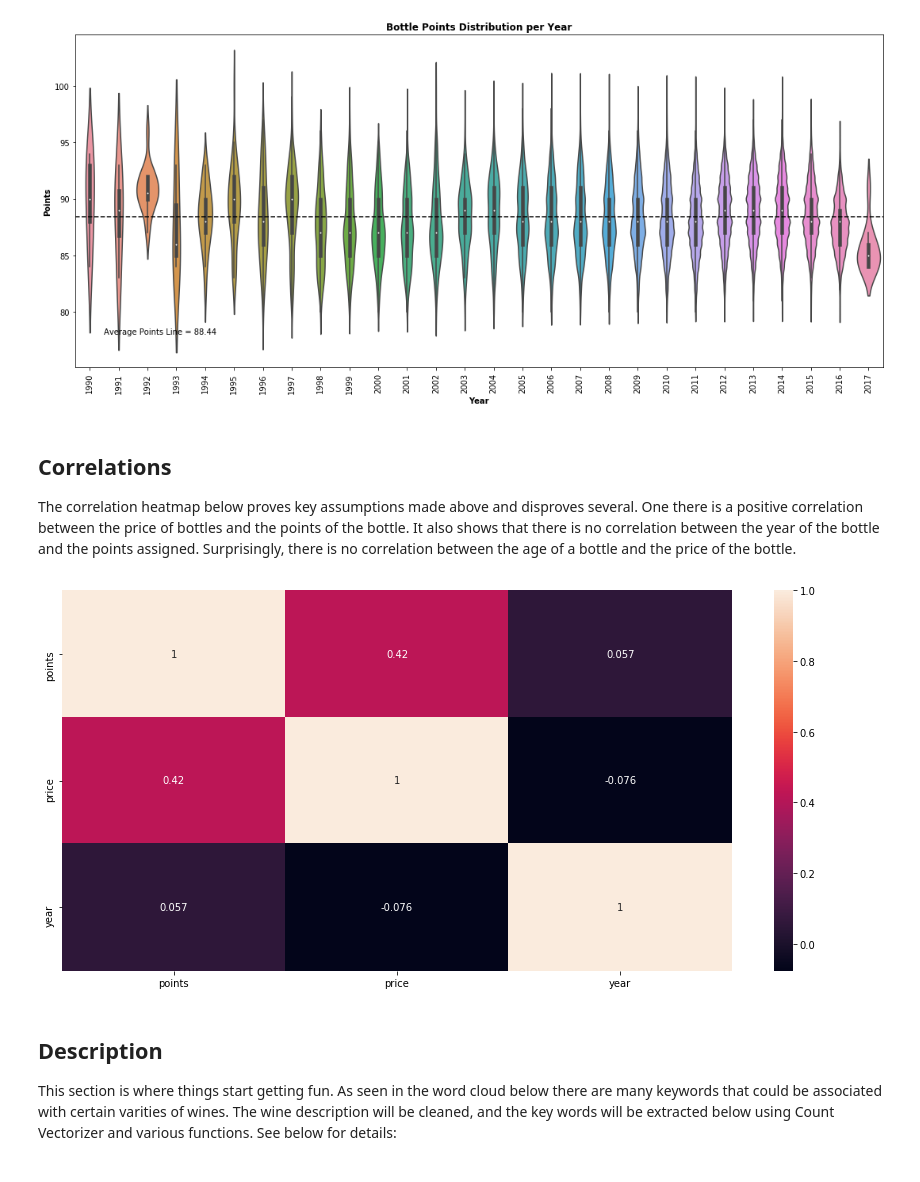
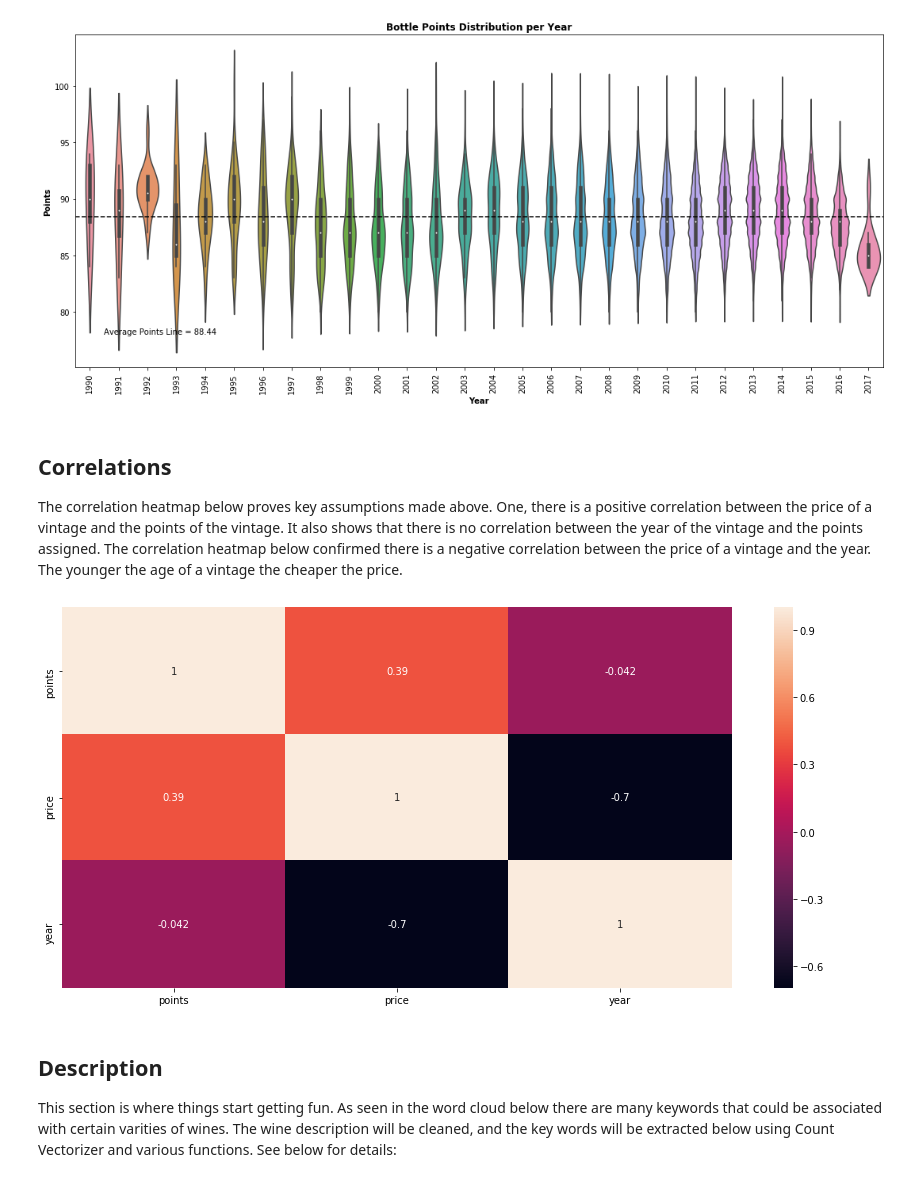
Before and after one commit to andrewab981/Thinkful, a Jupyter notebook: Supervised Learning Capstone/Supervised Learning Capstone.ipynb, the cells around one changed output. Cells and saved outputs as stored; diff of their text form; code cells hidden in the pictures.

```diff
--- a/Supervised Learning Capstone/Supervised Learning Capstone.ipynb
+++ b/Supervised Learning Capstone/Supervised Learning Capstone.ipynb
@@ -812,17 +813,25 @@ plt.show()
 [figure]
 # %% [markdown]
 ## Correlations
-The correlation heatmap below proves key assumptions made above and disproves several. One there is a positive correlation between the price of bottles and the points of the bottle. It also shows that there is no correlation between the  year of the bottle and the points assigned. Surprisingly, there is no correlation between the age of a bottle and the price of the bottle.
+The correlation heatmap below proves key assumptions made above. One, there is a positive correlation between the price of a vintage and the points of the vintage. It also shows that there is no correlation between the  year of the vintage and the points assigned. The correlation heatmap below confirmed there is a negative correlation between the price of a vintage and the year. The younger the age of a vintage the cheaper the price.
 # %%
+from sklearn.preprocessing import normalize
+
+# Normalize the price points and year columns
+norm = ['price', 'points', 'year']
+
+df_corr = df
+df_corr[norm] = normalize(df_corr[norm])
+
 # Create correlation variable
-df_corr = df.corr()
+df_corr = df_corr.corr()
 
 # Plot correlation heatmap
 plt.figure(figsize=(15, 7))
 sns.heatmap(df_corr, annot=True)
 plt.show()
 # %% [output]
-[figure, old version]
+[figure, new version]
 # %% [markdown]
 ## Description
 This section is where things start getting fun. As seen in the word cloud below there are many keywords that could be associated with certain varities of wines. The wine description will be cleaned, and the key words will be extracted below using Count Vectorizer and various functions. See below for details:
```
Also changed, not shown: parts of 41 cells of this notebook.
